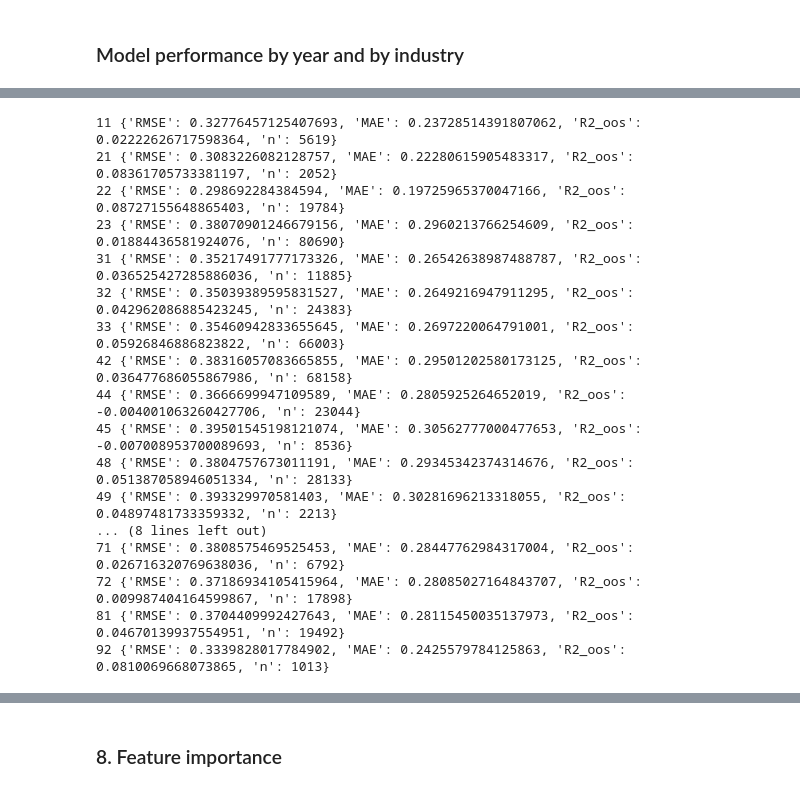
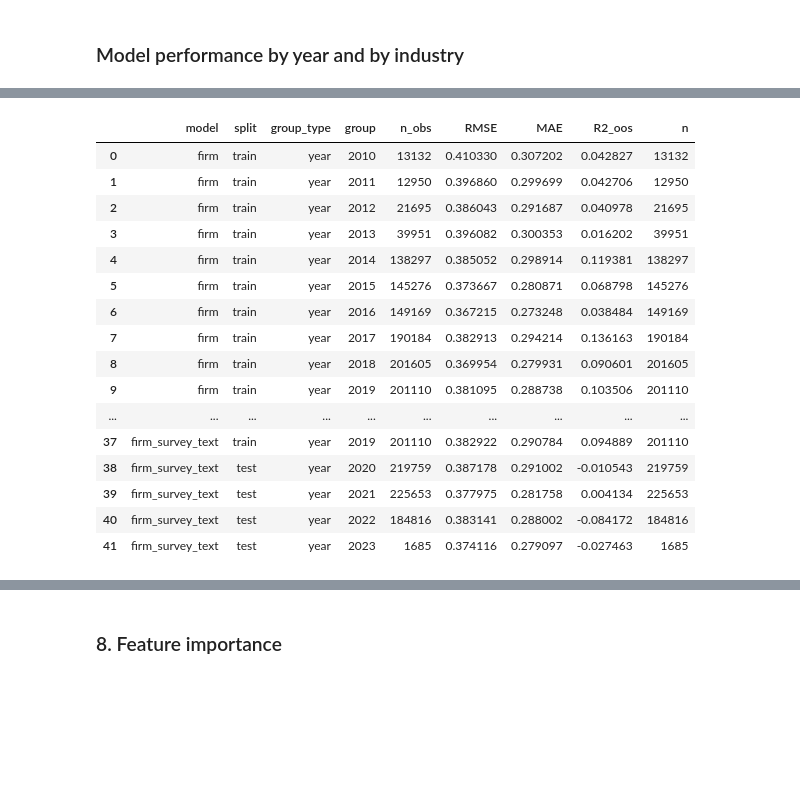
Before and after one commit to NhiPK/MLforEcon, a Jupyter notebook: model/neural_network_model.ipynb, the cells around one changed output, grey strips where cells are left out. Cells and saved outputs as stored; diff of their text form; code cells hidden in the pictures; blank space fills up the shorter version.

```diff
--- a/model/neural_network_model.ipynb
+++ b/model/neural_network_model.ipynb
@@ -744,25 +812,0 @@ for yr in sorted(test_df_clean[YEAR_COL].unique()):
-# %%
-for industry in sorted(test_df_clean['naics_2digit'].unique()):
-    mask = test_df_clean['naics_2digit'] == industry
-    industry_actual = test_df_clean.loc[mask, TARGET].values
-    industry_preds = final_model.predict(test_df_clean.loc[mask, FEATURE_COLS])
-    industry_metrics = regression_metrics(industry_actual, industry_preds, train_df_clean[TARGET].mean())
-    print(industry, industry_metrics)
-# %% [output]
-11 {'RMSE': 0.32776457125407693, 'MAE': 0.23728514391807062, 'R2_oos': 0.02222626717598364, 'n': 5619}
-21 {'RMSE': 0.3083226082128757, 'MAE': 0.22280615905483317, 'R2_oos': 0.08361705733381197, 'n': 2052}
-22 {'RMSE': 0.298692284384594, 'MAE': 0.19725965370047166, 'R2_oos': 0.08727155648865403, 'n': 19784}
-23 {'RMSE': 0.38070901246679156, 'MAE': 0.2960213766254609, 'R2_oos': 0.01884436581924076, 'n': 80690}
-31 {'RMSE': 0.35217491777173326, 'MAE': 0.26542638987488787, 'R2_oos': 0.036525427285886036, 'n': 11885}
-32 {'RMSE': 0.35039389595831527, 'MAE': 0.2649216947911295, 'R2_oos': 0.042962086885423245, 'n': 24383}
-33 {'RMSE': 0.35460942833655645, 'MAE': 0.2697220064791001, 'R2_oos': 0.05926846886823822, 'n': 66003}
-42 {'RMSE': 0.38316057083665855, 'MAE': 0.29501202580173125, 'R2_oos': 0.036477686055867986, 'n': 68158}
-44 {'RMSE': 0.3666699947109589, 'MAE': 0.2805925264652019, 'R2_oos': -0.004001063260427706, 'n': 23044}
-45 {'RMSE': 0.39501545198121074, 'MAE': 0.30562777000477653, 'R2_oos': -0.007008953700089693, 'n': 8536}
-48 {'RMSE': 0.3804757673011191, 'MAE': 0.29345342374314676, 'R2_oos': 0.051387058946051334, 'n': 28133}
-49 {'RMSE': 0.393329970581403, 'MAE': 0.30281696213318055, 'R2_oos': 0.04897481733359332, 'n': 2213}
-... (8 lines left out)
-71 {'RMSE': 0.3808575469525453, 'MAE': 0.28447762984317004, 'R2_oos': 0.026716320769638036, 'n': 6792}
-72 {'RMSE': 0.37186934105415964, 'MAE': 0.28085027164843707, 'R2_oos': 0.009987404164599867, 'n': 17898}
-81 {'RMSE': 0.3704409992427643, 'MAE': 0.28115450035137973, 'R2_oos': 0.04670139937554951, 'n': 19492}
-92 {'RMSE': 0.3339828017784902, 'MAE': 0.2425579784125863, 'R2_oos': 0.0810069668073865, 'n': 1013}
@@ -768,0 +868,23 @@ for industry in sorted(test_df_clean['naics_2digit'].unique()):
+# %%
+year_results = pd.DataFrame([r for r in results_rows if r["group_type"] == "year"])
+industry_results = pd.DataFrame([r for r in results_rows if r["group_type"] == "industry"])
+# %%
+year_results
+# %% [output]
+|  | model | split | group_type | group | n_obs | RMSE | MAE | R2_oos | n |
+| 0 | firm | train | year | 2010 | 13132 | 0.410330 | 0.307202 | 0.042827 | 13132 |
+| 1 | firm | train | year | 2011 | 12950 | 0.396860 | 0.299699 | 0.042706 | 12950 |
+| 2 | firm | train | year | 2012 | 21695 | 0.386043 | 0.291687 | 0.040978 | 21695 |
+| 3 | firm | train | year | 2013 | 39951 | 0.396082 | 0.300353 | 0.016202 | 39951 |
+| 4 | firm | train | year | 2014 | 138297 | 0.385052 | 0.298914 | 0.119381 | 138297 |
+| 5 | firm | train | year | 2015 | 145276 | 0.373667 | 0.280871 | 0.068798 | 145276 |
+| 6 | firm | train | year | 2016 | 149169 | 0.367215 | 0.273248 | 0.038484 | 149169 |
+| 7 | firm | train | year | 2017 | 190184 | 0.382913 | 0.294214 | 0.136163 | 190184 |
+| 8 | firm | train | year | 2018 | 201605 | 0.369954 | 0.279931 | 0.090601 | 201605 |
+| 9 | firm | train | year | 2019 | 201110 | 0.381095 | 0.288738 | 0.103506 | 201110 |
+| ... | ... | ... | ... | ... | ... | ... | ... | ... | ... |
+| 37 | firm_survey_text | train | year | 2019 | 201110 | 0.382922 | 0.290784 | 0.094889 | 201110 |
+| 38 | firm_survey_text | test | year | 2020 | 219759 | 0.387178 | 0.291002 | -0.010543 | 219759 |
+| 39 | firm_survey_text | test | year | 2021 | 225653 | 0.377975 | 0.281758 | 0.004134 | 225653 |
+| 40 | firm_survey_text | test | year | 2022 | 184816 | 0.383141 | 0.288002 | -0.084172 | 184816 |
+| 41 | firm_survey_text | test | year | 2023 | 1685 | 0.374116 | 0.279097 | -0.027463 | 1685 |
```
Also changed, not shown: parts of 23 cells of this notebook.
